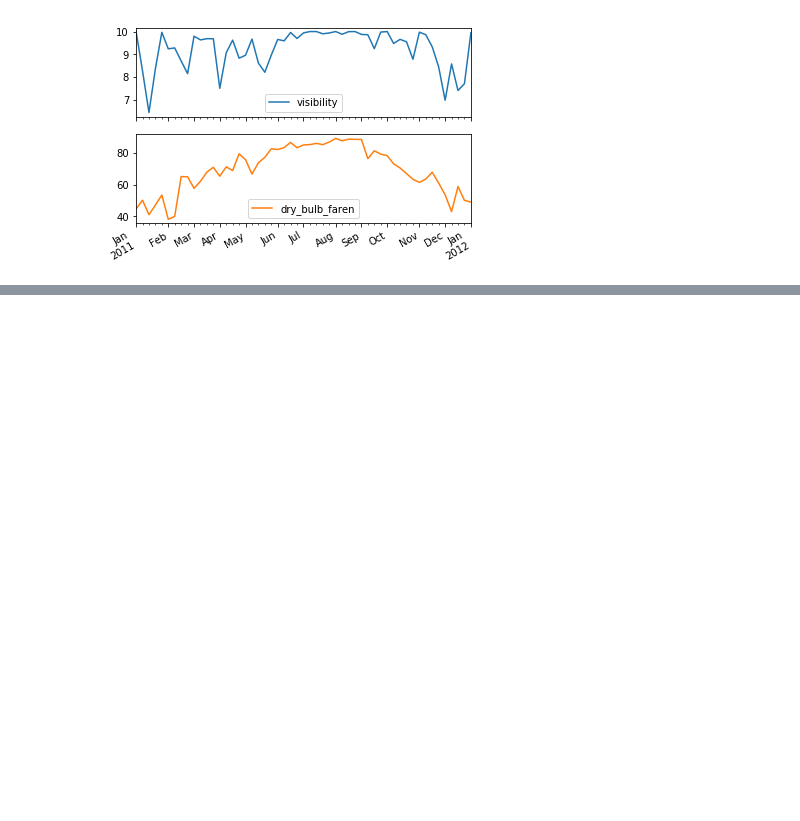
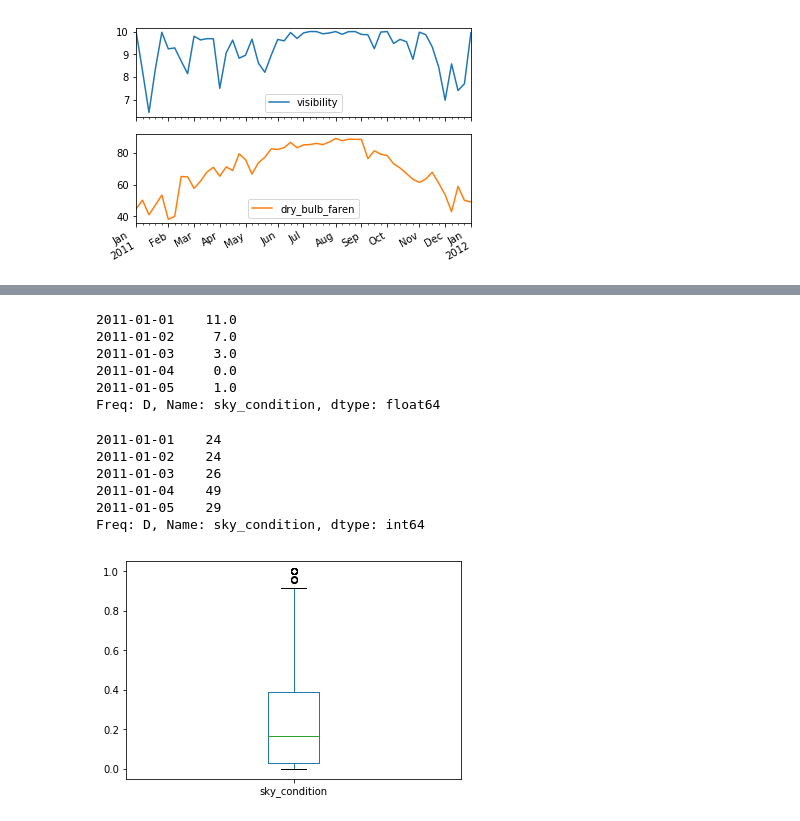
Before and after one commit to rodsveiga/Python-Intro_codes, a Jupyter notebook: sunlight_in_austin.ipynb, the cells around one changed output, grey strips where cells are left out. Saved outputs shown, nothing was run; the diff lists cells and outputs as text; code cells hidden in the pictures; blank space fills up the shorter version.

```diff
--- a/sunlight_in_austin.ipynb
+++ b/sunlight_in_austin.ipynb
@@ -404,0 +411,6 @@ plt.show()
+# %%
+# In order to create the fraction, we are going to use sum of booleans. Below
+# we create a Boolean series for sunny days
+
+sunny = df['sky_condition'] == 'CLR'
+sunny.head()
@@ -404,0 +424,37 @@ plt.show()
+# %%
+# Then we resample the Boolean Series by day and compute the `sum`. As `True` counts
+# as 1 and `False` as 0, we are just count how many sunny measures daily.
+
+sunny_hours = sunny.resample('D').sum()
+sunny_hours.head()
+# %% [output]
+2011-01-01    11.0
+2011-01-02     7.0
+2011-01-03     3.0
+2011-01-04     0.0
+2011-01-05     1.0
+Freq: D, Name: sky_condition, dtype: float64
+# %%
+# Then we resample the Boolean Series by day and compute the `sum`. Now
+# we are just count counting the total measured of `sky_condition` daily.
+
+total_hours = sunny.resample('D').count()
+total_hours.head()
+# %% [output]
+2011-01-01    24
+2011-01-02    24
+2011-01-03    26
+2011-01-04    49
+2011-01-05    29
+Freq: D, Name: sky_condition, dtype: int64
+# %%
+# To get the fraction required we just divided the sunny measurements by the total.
+
+sunny_fraction = sunny_hours / total_hours
+# %%
+# A box plot of the sunny fraction.
+
+sunny_fraction.plot(kind='box')
+plt.show()
+# %% [output]
+[figure, added]
```
Also changed, not shown: parts of 10 cells of this notebook.
